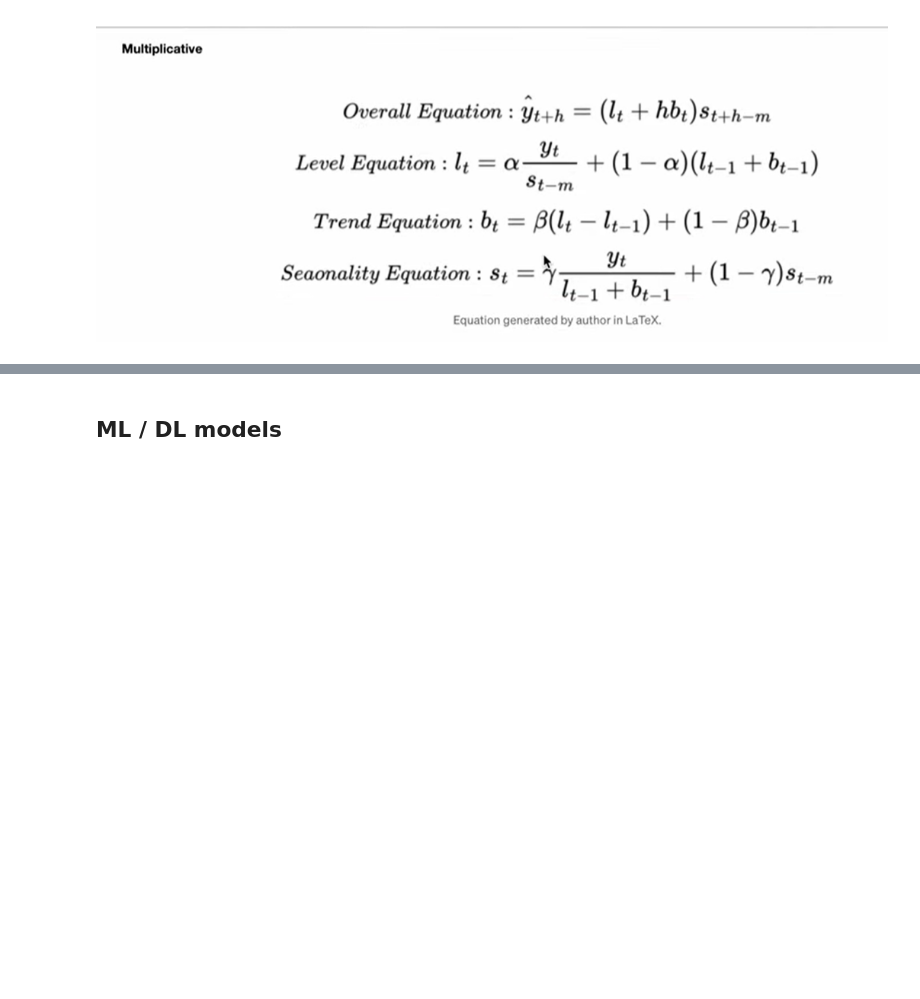
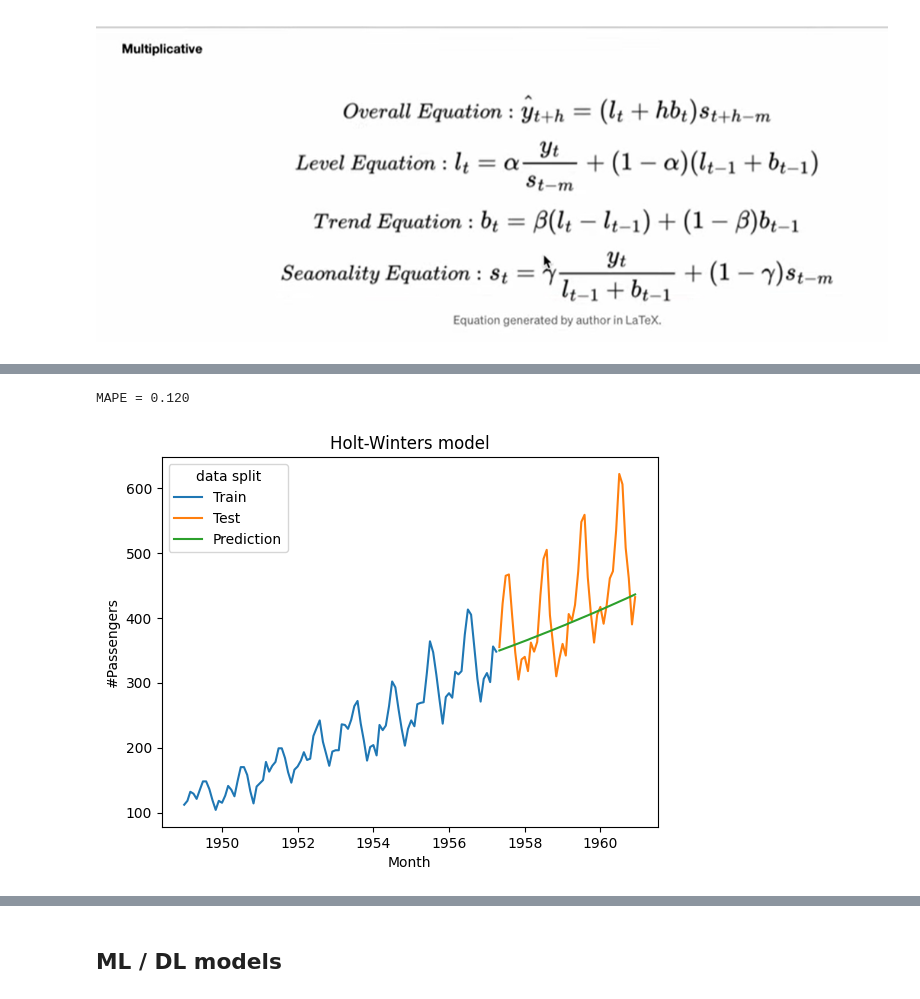
Before and after one commit to EvgeniiZorin/Handbook_Data-Science, a Jupyter notebook: _0_time_series.ipynb, the cells around one changed output, grey strips where cells are left out. Saved outputs shown, nothing was run; the diff lists cells and outputs as text; code cells hidden in the pictures; blank space fills up the shorter version.

```diff
--- a/_0_time_series.ipynb
+++ b/_0_time_series.ipynb
@@ -1086,0 +1199,33 @@ ExponentialSmoothing Model Results
+# %%
+# We can also only learn the trend component
+model2 = (
+    ExponentialSmoothing(
+        df_train['#Passengers'],
+        trend = 'mul',
+        seasonal = None,
+        seasonal_periods = 12
+    ).fit(
+        optimized = True
+    )
+)
+
+forecasts = model2.forecast(
+    len(df_test)
+)
+mape_calc = mape(df_test['#Passengers'].values, forecasts.values)
+print(f"MAPE = {mape_calc:.3f}")
+df_predictions = df_test.copy(deep = True).drop(['#Passengers'], axis = 1)
+df_predictions['#Passengers'] = forecasts
+
+plot_predictions(
+    'Month',
+    '#Passengers',
+    df_train,
+    df_test,
+    df_predictions,
+    'Holt-Winters model'
+)
+# model2.summary()
+# %% [output]
+MAPE = 0.120
+[figure, added]
```
Also changed, not shown: parts of 15 cells of this notebook.
